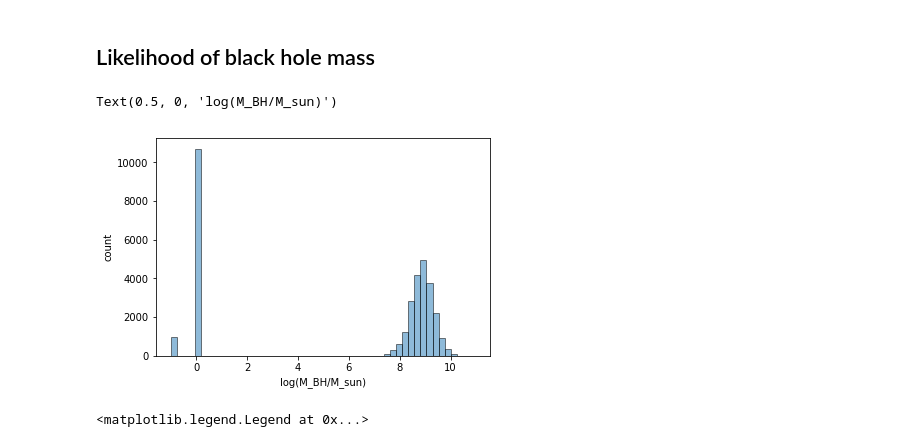
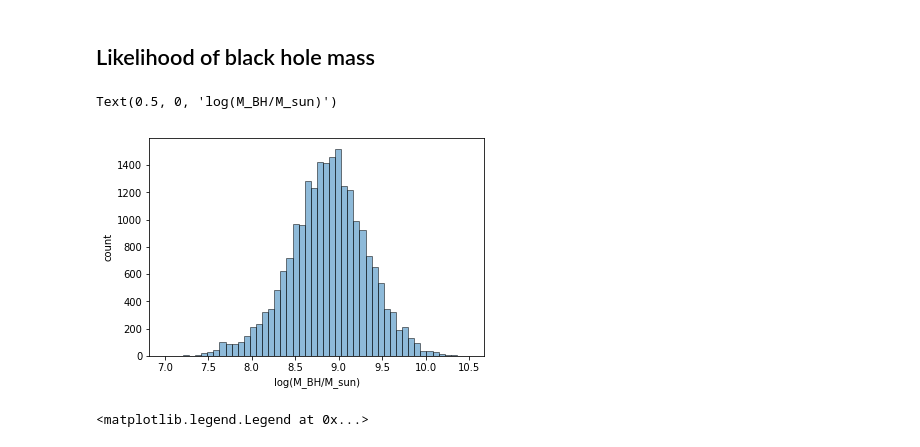
Before and after one commit to jiwoncpark/damped-random-walk, a Jupyter notebook: notebooks/Reproduce_S82_DRW.ipynb, the cells around one changed output. Drawn from its saved outputs; the diff is of its cells as text; code cells hidden in the pictures.

```diff
--- a/notebooks/Reproduce_S82_DRW.ipynb
+++ b/notebooks/Reproduce_S82_DRW.ipynb
@@ -393,12 +469,12 @@ plotting_utils.plot_2d_hist(lam_fit['log_edd_ratio'].values,
 ## Likelihood of black hole mass
 # %%
 _, binning, _ = plt.hist(merged['mass_BH'].values,
-                         bins=50, color='tab:blue', edgecolor='k', alpha=0.5)
+                         bins=50, color='tab:blue', range=[7, 10.5], edgecolor='k', alpha=0.5)
 plt.ylabel('count')
 plt.xlabel('log(M_BH/M_sun)')
 # %% [output]
 Text(0.5, 0, 'log(M_BH/M_sun)')
-[figure, old version]
+[figure, new version]
 # %%
 # Fig 16 top
 _, binning, _ = plt.hist(merged[(merged['M_i_kcorr0'] > -28.5) & (merged['M_i_kcorr0'] < -27.5)]['mass_BH'].values,
```
Also changed, not shown: parts of 17 cells of this notebook, 2 other files.
